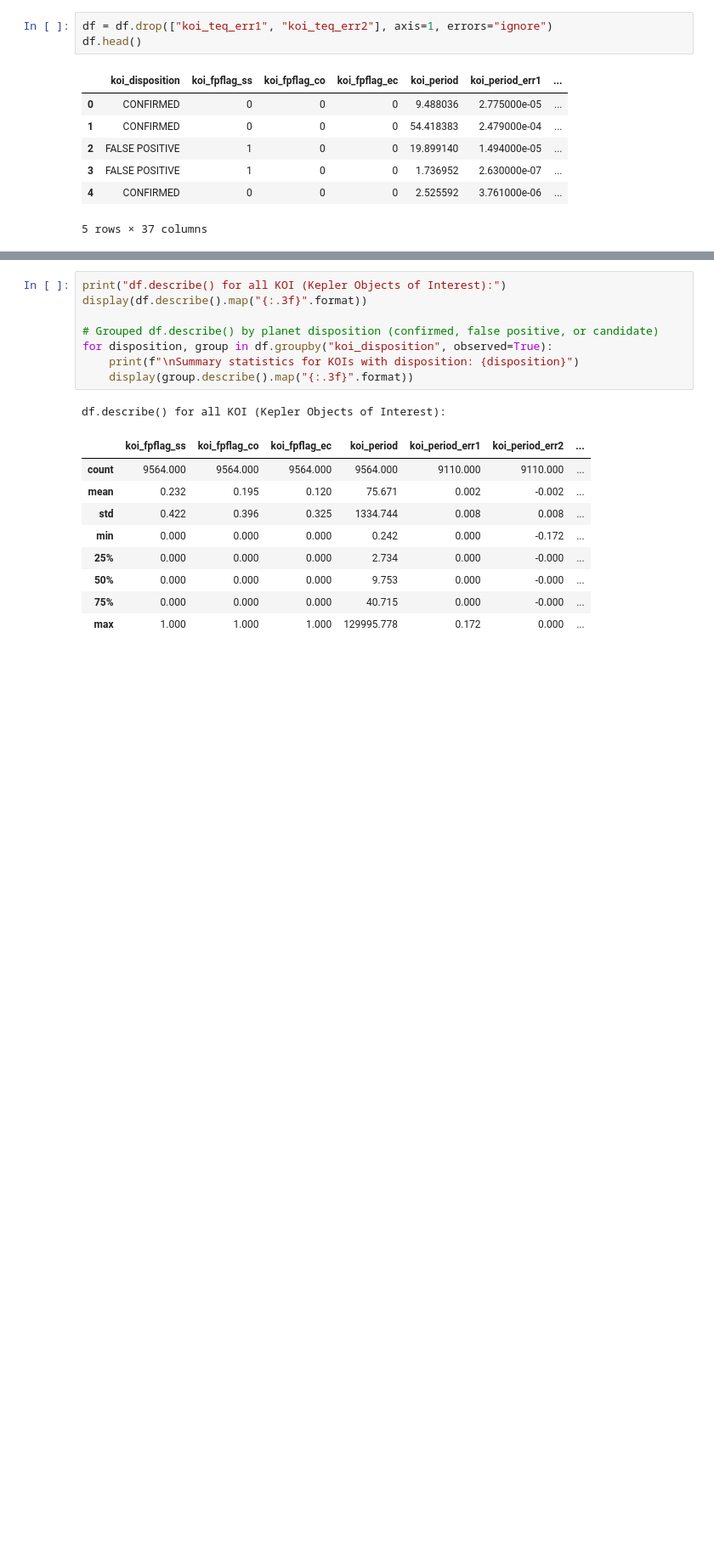
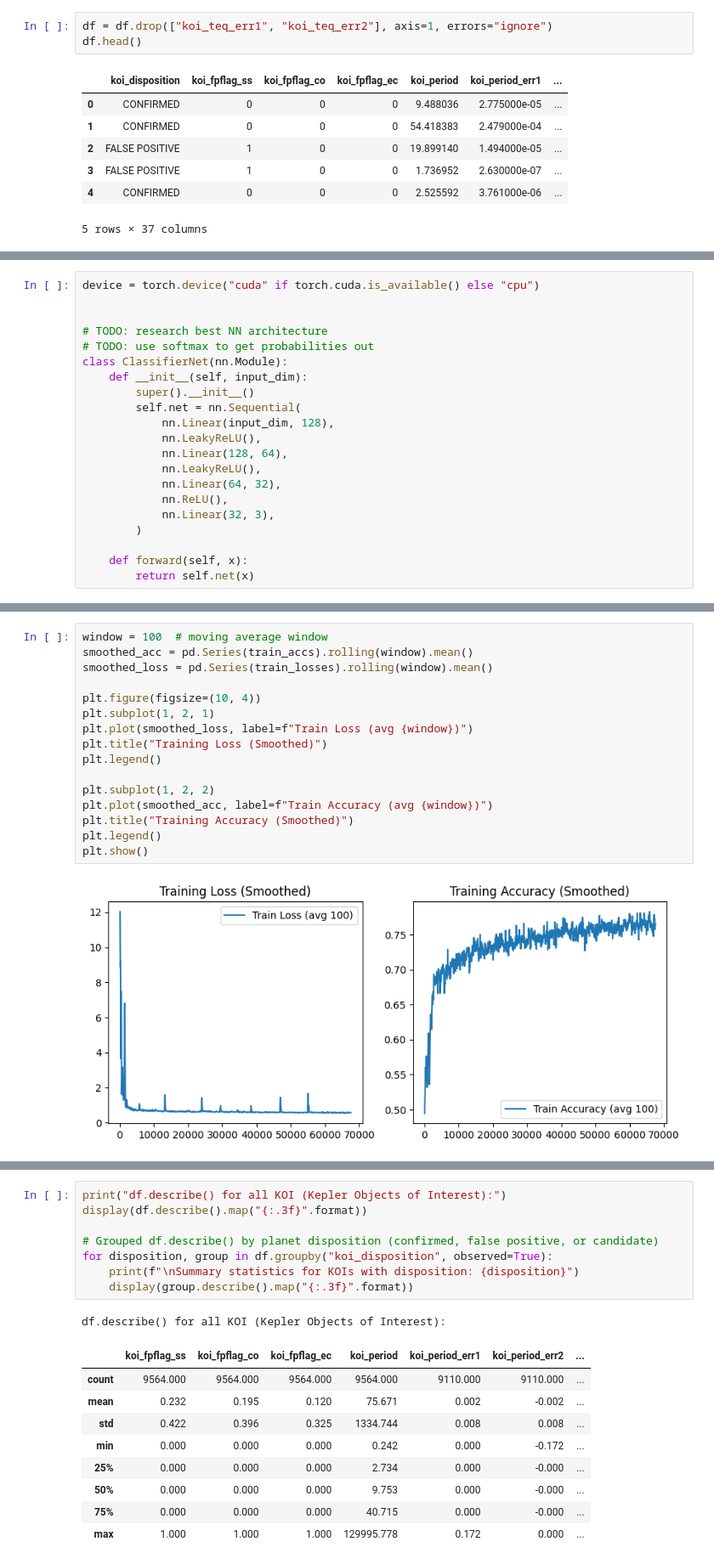
Before and after one commit to lily-swan/DS-9000-project, a Jupyter notebook: analysis.ipynb, the cells around one changed output, grey strips where cells are left out. Shown at 85% size. Cells and saved outputs as stored; diff of their text form; blank space fills up the shorter version.

```diff
--- a/analysis.ipynb
+++ b/analysis.ipynb
@@ -140,0 +386,21 @@ df.head()
+# %%
+device = torch.device("cuda" if torch.cuda.is_available() else "cpu")
+
+
+# TODO: research best NN architecture
+# TODO: use softmax to get probabilities out
+class ClassifierNet(nn.Module):
+    def __init__(self, input_dim):
+        super().__init__()
+        self.net = nn.Sequential(
+            nn.Linear(input_dim, 128),
+            nn.LeakyReLU(),
+            nn.Linear(128, 64),
+            nn.LeakyReLU(),
+            nn.Linear(64, 32),
+            nn.ReLU(),
+            nn.Linear(32, 3),
+        )
+
+    def forward(self, x):
+        return self.net(x)
@@ -140,0 +525,18 @@ df.head()
+# %%
+window = 100  # moving average window
+smoothed_acc = pd.Series(train_accs).rolling(window).mean()
+smoothed_loss = pd.Series(train_losses).rolling(window).mean()
+
+plt.figure(figsize=(10, 4))
+plt.subplot(1, 2, 1)
+plt.plot(smoothed_loss, label=f"Train Loss (avg {window})")
+plt.title("Training Loss (Smoothed)")
+plt.legend()
+
+plt.subplot(1, 2, 2)
+plt.plot(smoothed_acc, label=f"Train Accuracy (avg {window})")
+plt.title("Training Accuracy (Smoothed)")
+plt.legend()
+plt.show()
+# %% [output]
+[figure, added]
```
Also changed, not shown: parts of 22 cells of this notebook, 1 other file.
